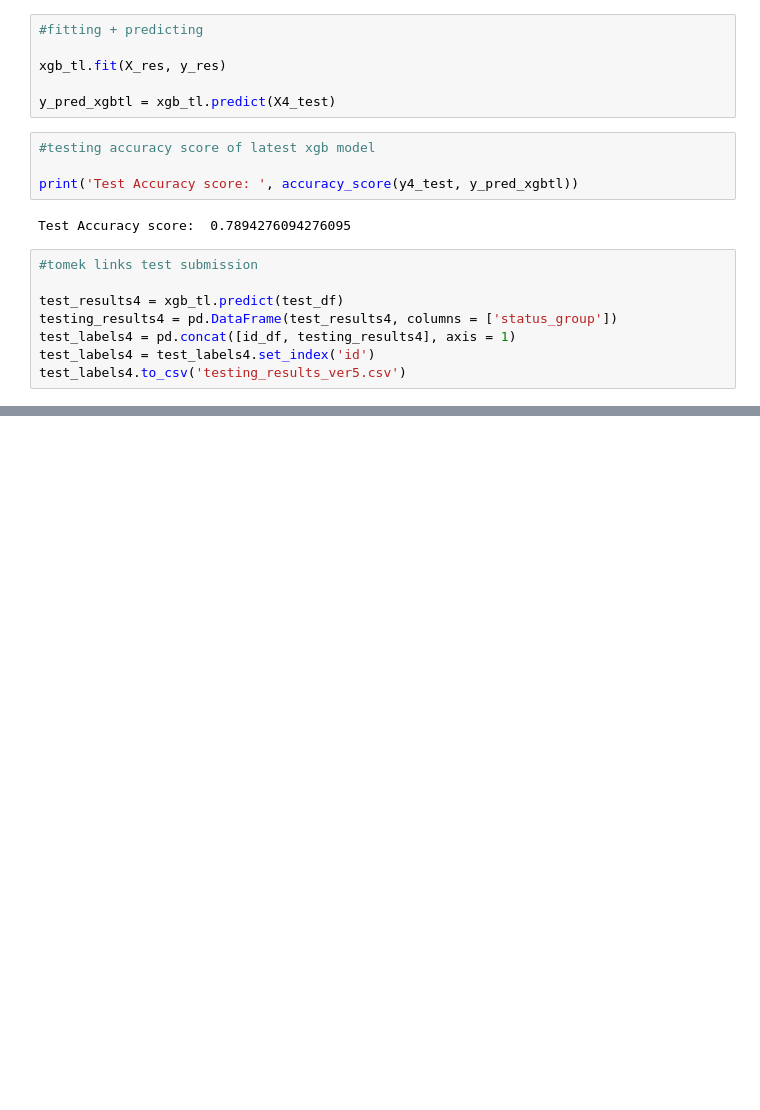
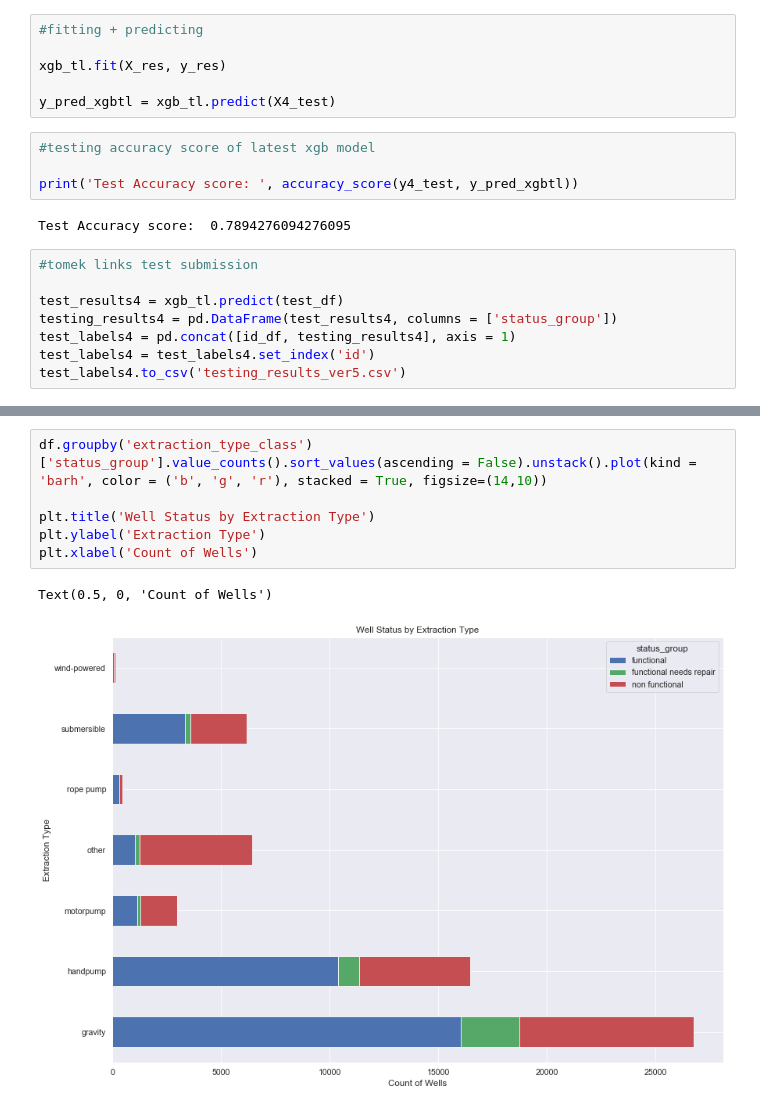
Before and after one commit to Ahila700/Classification_Project, a Jupyter notebook: exploring_the_dataVER2.ipynb, the cells around one changed output, grey strips where cells are left out. Drawn from its saved outputs; the diff is of its cells as text; blank space fills up the shorter version.

```diff
--- a/exploring_the_dataVER2.ipynb
+++ b/exploring_the_dataVER2.ipynb
@@ -791,0 +873,9 @@ test_labels4.to_csv('testing_results_ver5.csv')
+# %%
+df.groupby('extraction_type_class')['status_group'].value_counts().sort_values(ascending = False).unstack().plot(kind = 'barh', color = ('b', 'g', 'r'), stacked = True, figsize=(14,10))
+
+plt.title('Well Status by Extraction Type')
+plt.ylabel('Extraction Type')
+plt.xlabel('Count of Wells')
+# %% [output]
+Text(0.5, 0, 'Count of Wells')
+[figure, added]
```
Also changed, not shown: parts of 21 cells of this notebook, 4 other files.
